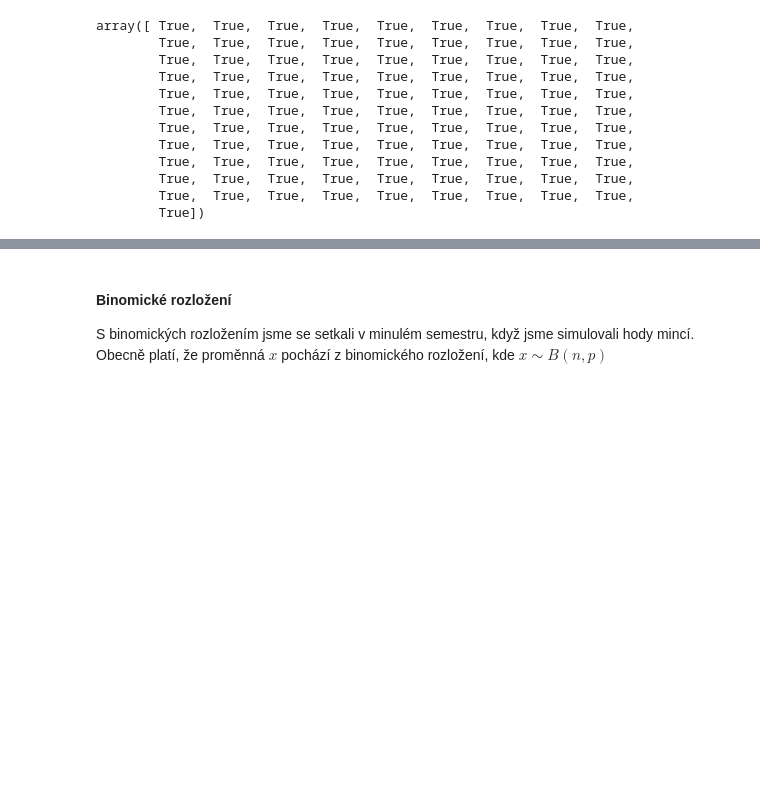
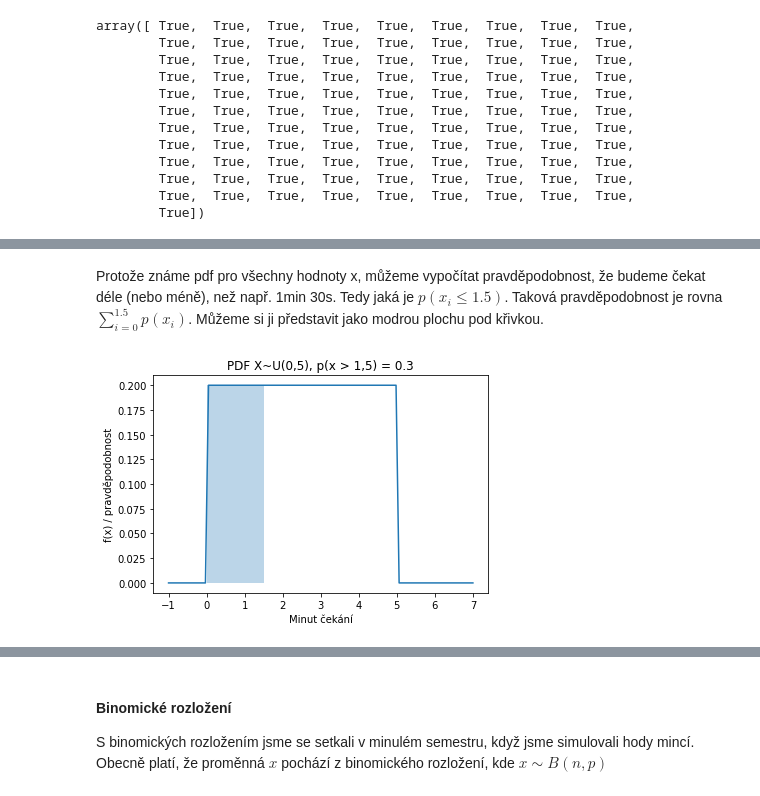
Before and after one commit to schubertjan/cuni, a Jupyter notebook: stats/cviceni/cviceni_2/pravdepodobnostni_rozlozeni.ipynb, the cells around one changed output, grey strips where cells are left out. Saved outputs shown, nothing was run; the diff lists cells and outputs as text; code cells hidden in the pictures; blank space fills up the shorter version.

```diff
--- a/stats/cviceni/cviceni_2/pravdepodobnostni_rozlozeni.ipynb
+++ b/stats/cviceni/cviceni_2/pravdepodobnostni_rozlozeni.ipynb
@@ -85,0 +110,14 @@ array([ True,  True,  True,  True,  True,  True,  True,  True,  True,
+# %% [markdown]
+Protože známe pdf pro všechny hodnoty x, můžeme vypočítat pravděpodobnost, že budeme čekat déle (nebo méně), než např. 1min 30s. Tedy jaká je $p(x_i \le 1.5)$. Taková pravděpodobnost je rovna $\sum_{i=0}^{1.5} p(x_{i})$. Můžeme si ji představit jako modrou plochu pod křivkou.
+# %%
+p_mensi_15 = stats.uniform.cdf(x=1.5, loc = 0, scale = 5)
+
+plt.plot(x, pdf)
+plt.xlabel("Minut čekání")
+rect = plt.Rectangle(xy=(0, 0),width=1.5-0,height=0.2-0, alpha = 0.3, fill=True)
+plt.gca().add_patch(rect)
+plt.ylabel("f(x) / pravděpodobnost")
+plt.title(f"PDF X~U(0,5), p(x > 1,5) = {p_mensi_15}")
+plt.show()
+# %% [output]
+[figure, added]
```
Also changed, not shown: parts of 8 cells of this notebook.
